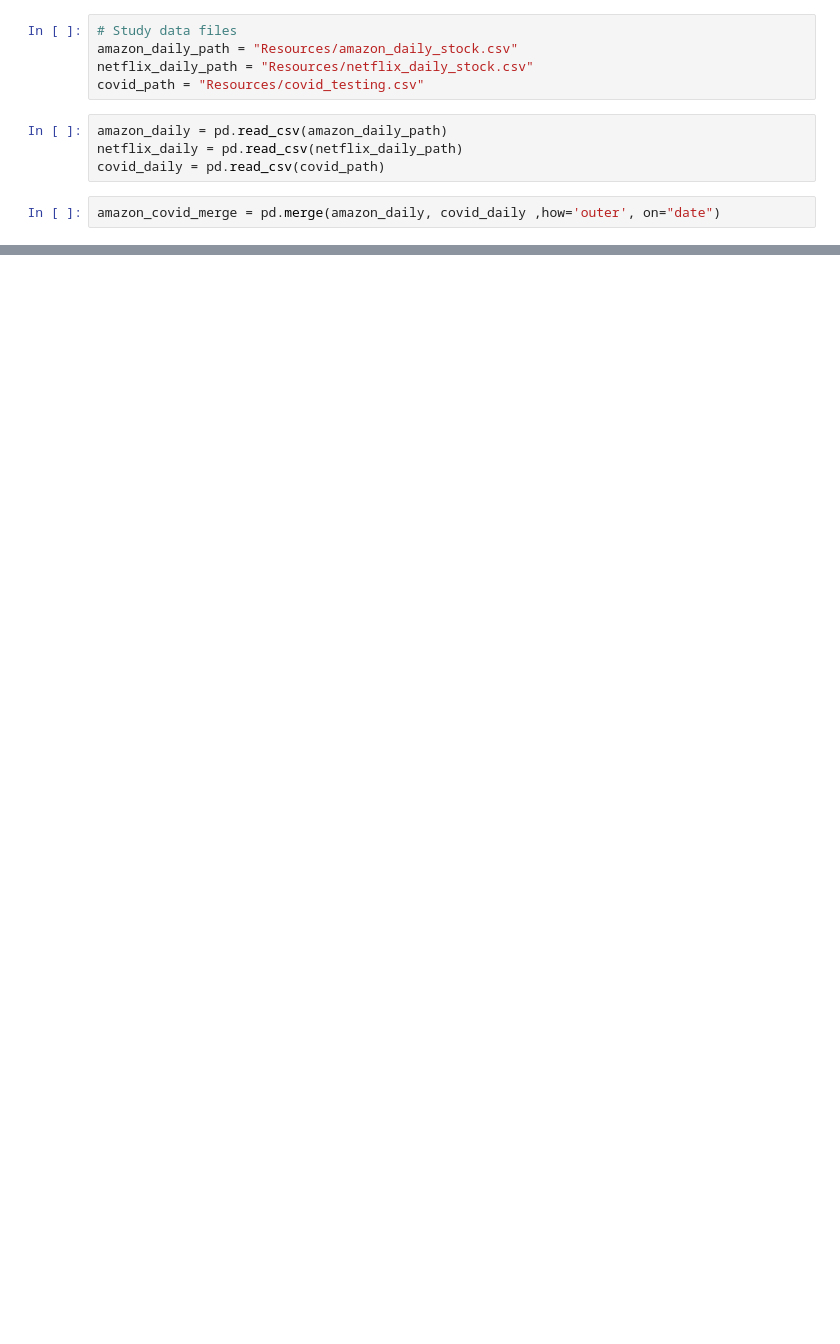
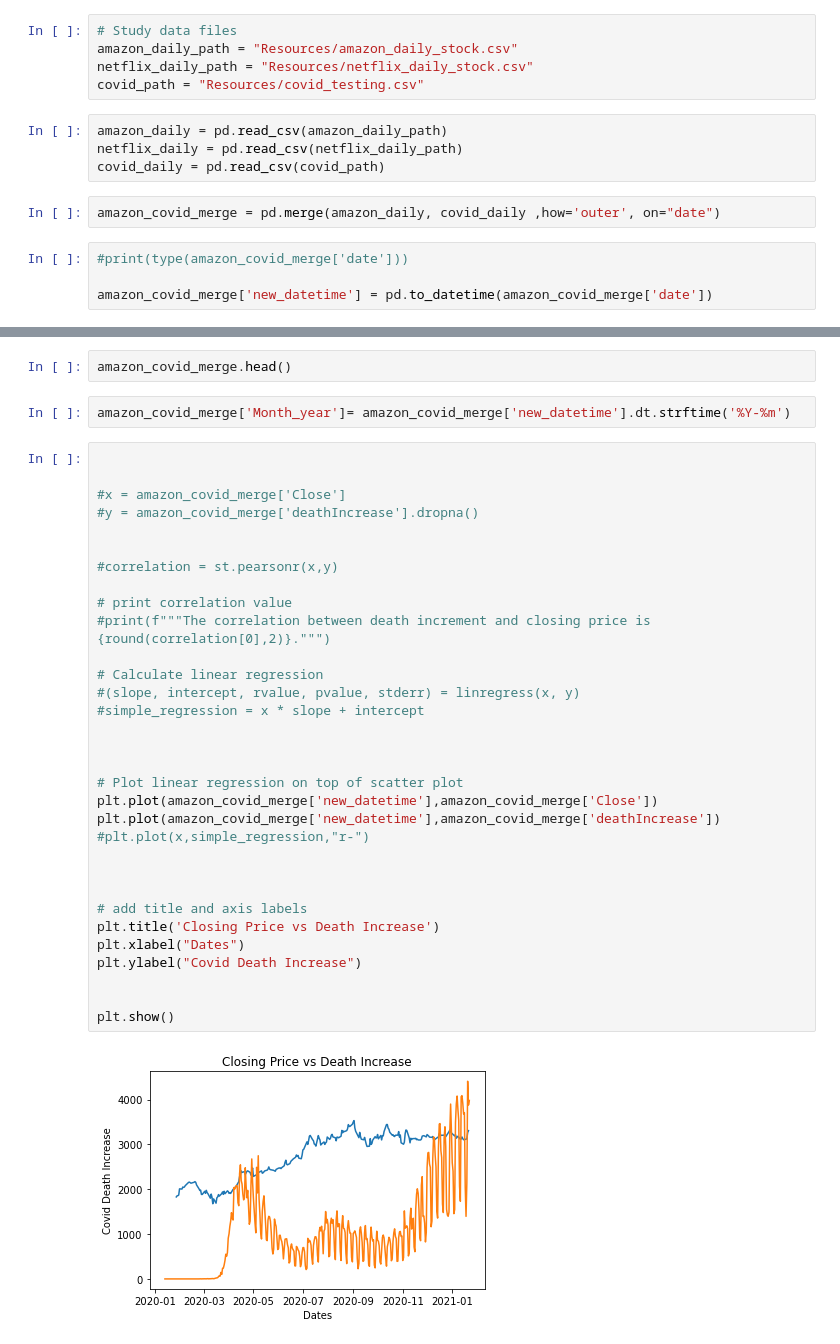
Before and after one commit to kenjyeh/US_COVID_Impact, a Jupyter notebook: Stock Comparisons/Stock Comparison.ipynb, the cells around one changed output, grey strips where cells are left out. Drawn from its saved outputs; the diff is of its cells as text; blank space fills up the shorter version.

Commit message:
dates changed and added prelim graphs

```diff
--- a/Stock Comparisons/Stock Comparison.ipynb
+++ b/Stock Comparisons/Stock Comparison.ipynb
@@ -17,3 +18,7 @@ netflix_daily = pd.read_csv(netflix_daily_path)
 covid_daily = pd.read_csv(covid_path)
 # %%
 amazon_covid_merge = pd.merge(amazon_daily, covid_daily ,how='outer', on="date")
+# %%
+#print(type(amazon_covid_merge['date']))
+
+amazon_covid_merge['new_datetime'] = pd.to_datetime(amazon_covid_merge['date'])
@@ -29,0 +39,38 @@ amazon_covid_merge.head()
+# %%
+amazon_covid_merge.head()
+# %%
+amazon_covid_merge['Month_year']= amazon_covid_merge['new_datetime'].dt.strftime('%Y-%m')
+# %%
+
+
+#x = amazon_covid_merge['Close']
+#y = amazon_covid_merge['deathIncrease'].dropna()
+
+
+#correlation = st.pearsonr(x,y)
+
+# print correlation value
+#print(f"""The correlation between death increment and closing price is {round(correlation[0],2)}.""")
+
+# Calculate linear regression
+#(slope, intercept, rvalue, pvalue, stderr) = linregress(x, y)
+#simple_regression = x * slope + intercept
+
+
+
+# Plot linear regression on top of scatter plot
+plt.plot(amazon_covid_merge['new_datetime'],amazon_covid_merge['Close'])
+plt.plot(amazon_covid_merge['new_datetime'],amazon_covid_merge['deathIncrease'])
+#plt.plot(x,simple_regression,"r-")
+
+
+
+# add title and axis labels
+plt.title('Closing Price vs Death Increase')
+plt.xlabel("Dates")
+plt.ylabel("Covid Death Increase")
+
+
+plt.show()
+# %% [output]
+[figure, added]
```
Also changed, not shown: parts of 8 cells of this notebook.
